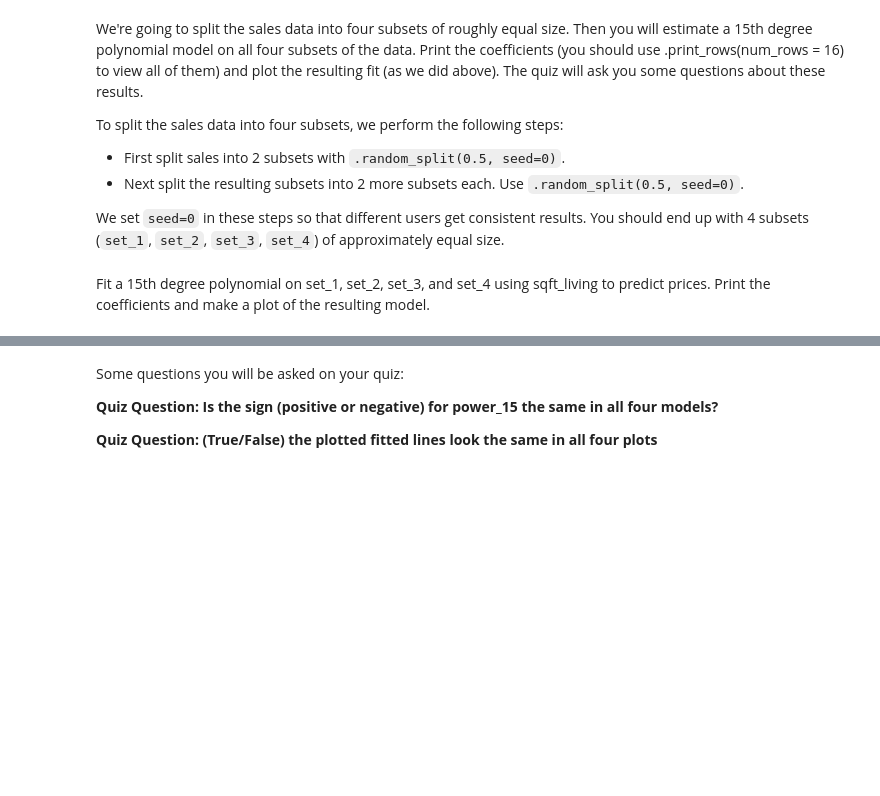
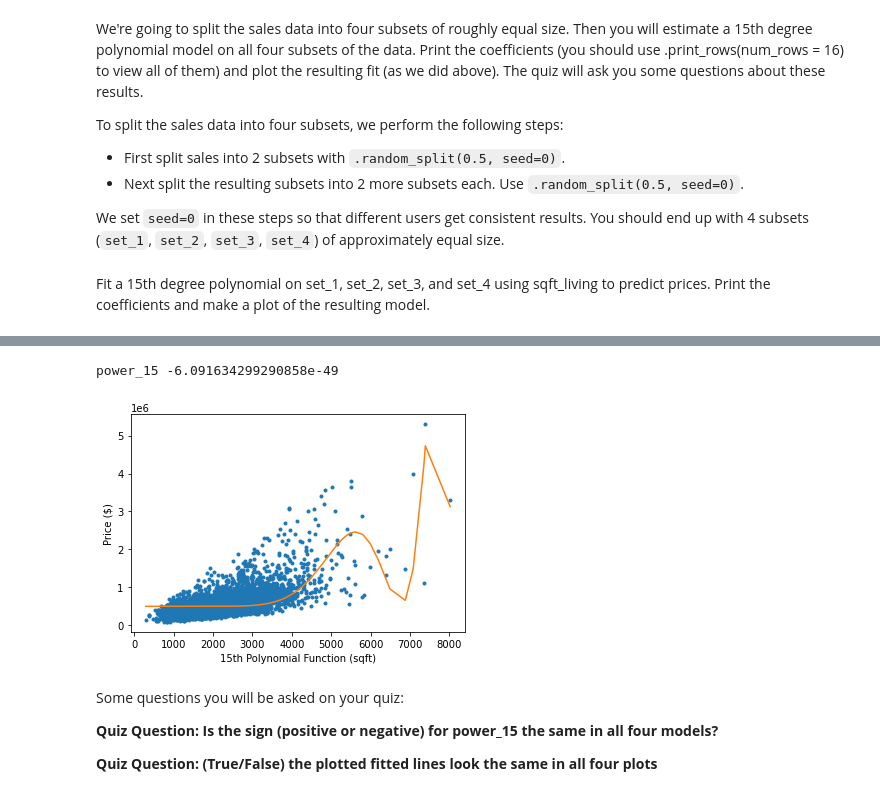
Before and after one commit to albertovpd/machine_learning_specialization_washington_university, a Jupyter notebook: course_tasks/c3_regression-w3_quizz_1-exploring_variance_bias_tradeoff.ipynb, the cells around one changed output, grey strips where cells are left out. Drawn from its saved outputs; the diff is of its cells as text; code cells hidden in the pictures; blank space fills up the shorter version.

```diff
--- a/course_tasks/c3_regression-w3_quizz_1-exploring_variance_bias_tradeoff.ipynb
+++ b/course_tasks/c3_regression-w3_quizz_1-exploring_variance_bias_tradeoff.ipynb
@@ -236,3 +263,8 @@ set_4 = pd.read_csv('../input/wk3_kc_house_set_4_data.csv')
+# %%
+predict_plot(set_4)
+# %% [output]
+power_15 -6.091634299290858e-49
+[figure, added]
 # %% [markdown]
 Some questions you will be asked on your quiz:
 
```
Also changed, not shown: parts of 7 cells of this notebook.
